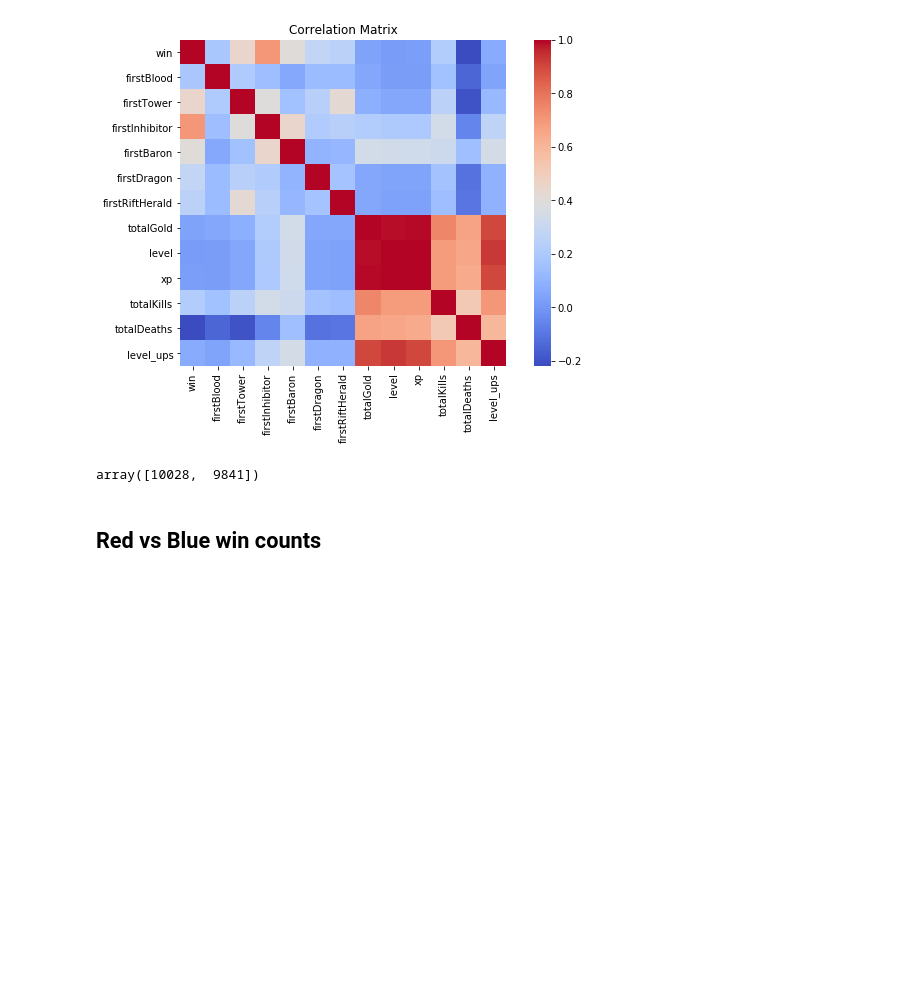
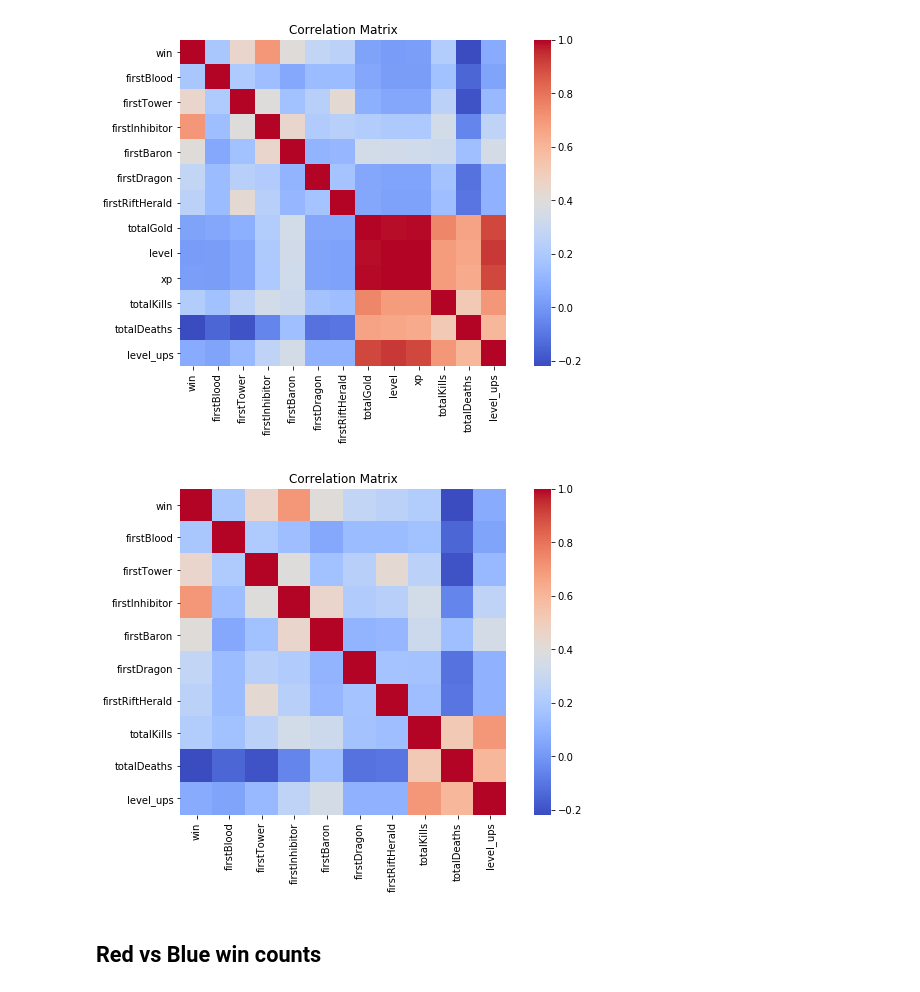
Before and after one commit to anotherjonlee/MLoL, a Jupyter notebook: notebooks/EDA.ipynb, the cells around one changed output. Saved outputs shown, nothing was run; the diff lists cells and outputs as text; code cells hidden in the pictures; blank space fills up the shorter version.

```diff
--- a/notebooks/EDA.ipynb
+++ b/notebooks/EDA.ipynb
@@ -90,10 +90,12 @@ fig,ax = plt.subplots(figsize=(10,6))
 correlation_plotter(ax,df_eda)
 # %% [output]
 [figure]
-# %%
-df_eda.groupby('teams').sum()['win'].values
-# %% [output]
-array([10028,  9841])
+# %%
+fig,ax = plt.subplots(figsize=(10,6))
+
+correlation_plotter(ax,df_eda.drop(columns=['xp','totalGold','level']))
+# %% [output]
+[figure, added]
 # %% [markdown]
 ## Red vs Blue win counts
 # %%
```
Also changed, not shown: parts of 9 cells of this notebook, 2 other files.
